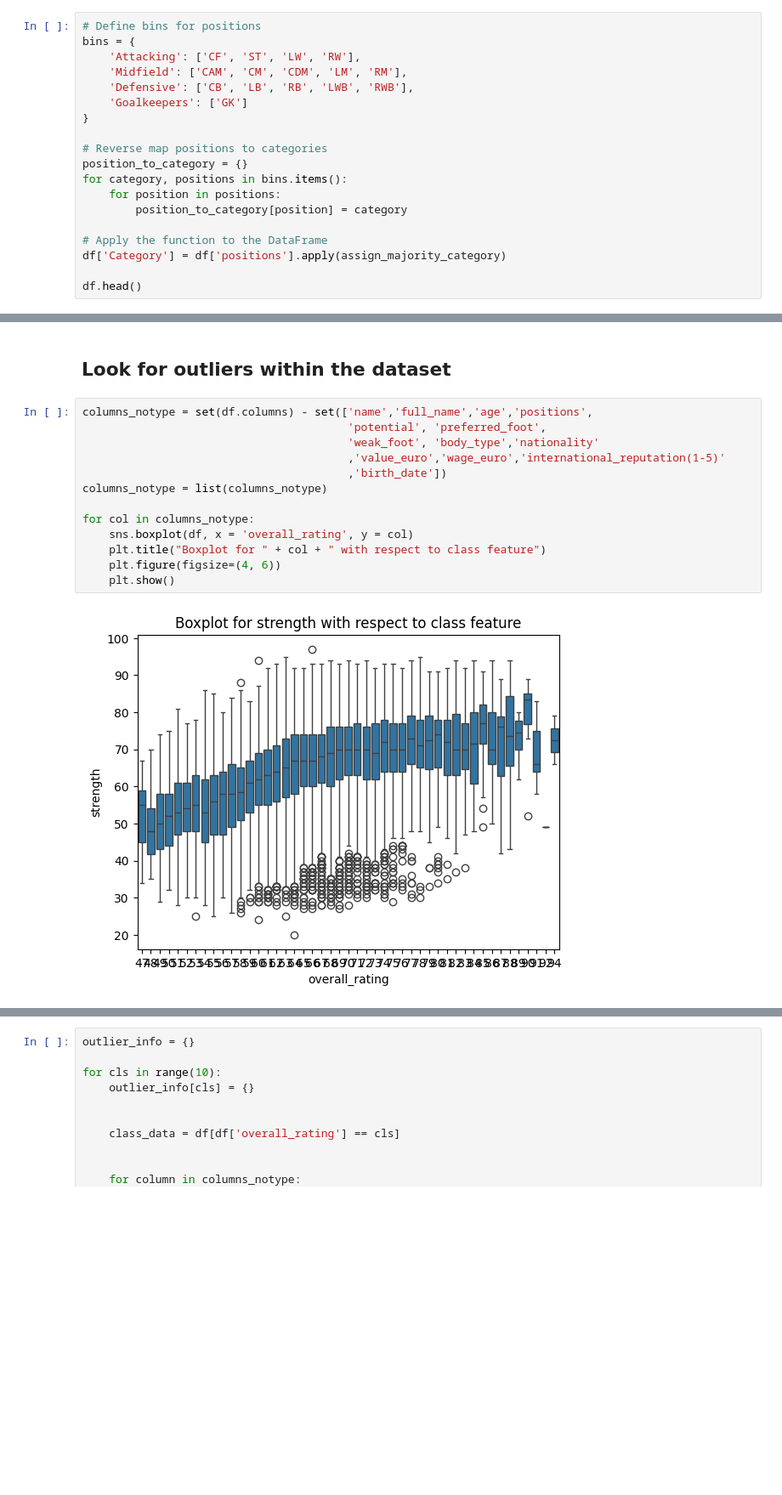
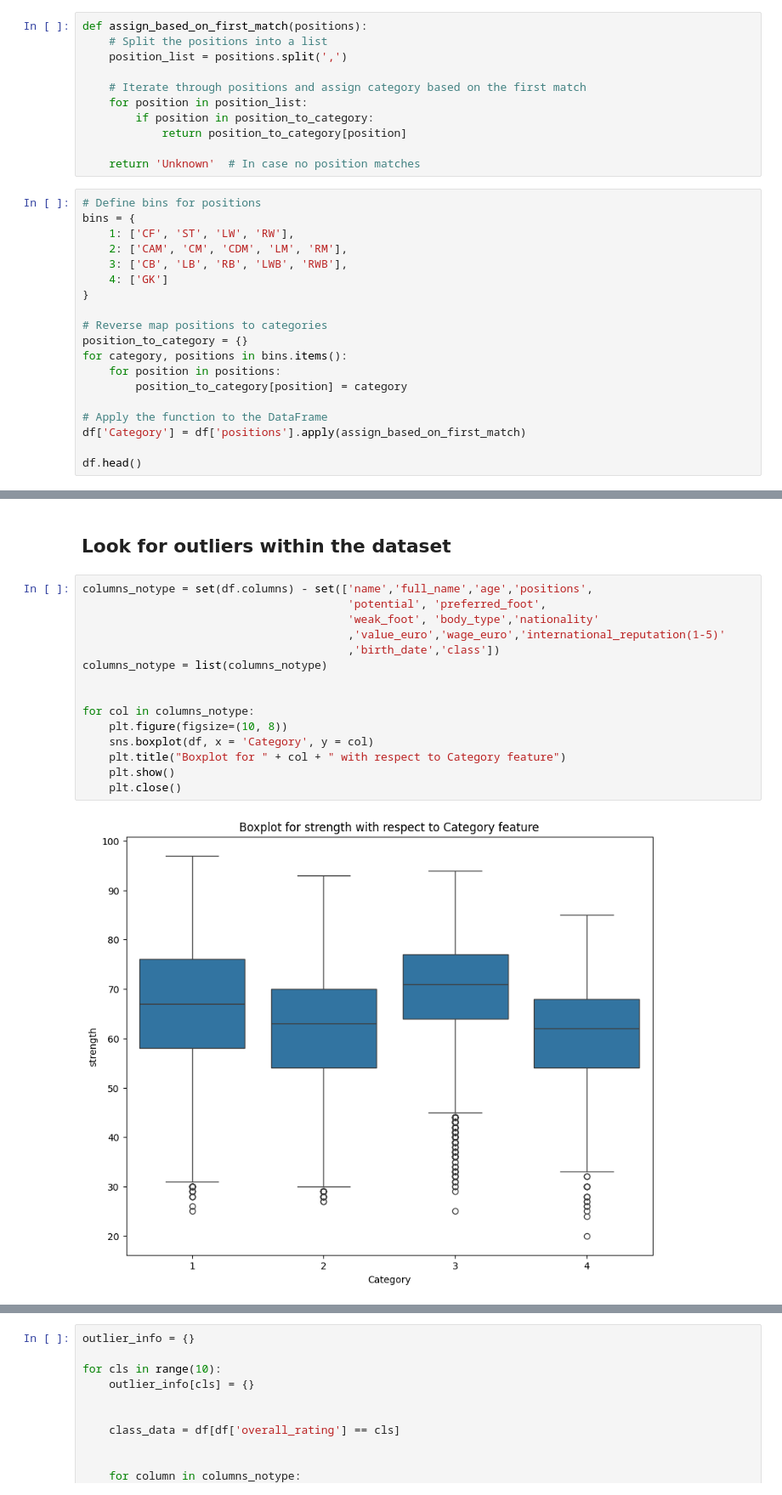
Before and after one commit to bewba/STINTSY-MP, a Jupyter notebook: STINSTY.ipynb, the cells around one changed output, grey strips where cells are left out. Shown at 85% size. Saved outputs shown, nothing was run; the diff lists cells and outputs as text; blank space fills up the shorter version.

```diff
--- a/STINSTY.ipynb
+++ b/STINSTY.ipynb
@@ -246,10 +220,21 @@ def assign_majority_category(positions):
+# %%
+def assign_based_on_first_match(positions):
+    # Split the positions into a list
+    position_list = positions.split(',')
+
+    # Iterate through positions and assign category based on the first match
+    for position in position_list:
+        if position in position_to_category:
+            return position_to_category[position]
+
+    return 'Unknown'  # In case no position matches
 # %%
 # Define bins for positions
 bins = {
-    'Attacking': ['CF', 'ST', 'LW', 'RW'],
-    'Midfield': ['CAM', 'CM', 'CDM', 'LM', 'RM'],
-    'Defensive': ['CB', 'LB', 'RB', 'LWB', 'RWB'],
-    'Goalkeepers': ['GK']
+    1: ['CF', 'ST', 'LW', 'RW'],
+    2: ['CAM', 'CM', 'CDM', 'LM', 'RM'],
+    3: ['CB', 'LB', 'RB', 'LWB', 'RWB'],
+    4: ['GK']
 }
 
 # Reverse map positions to categories
@@ -259,7 +244,7 @@ for category, positions in bins.items():
         position_to_category[position] = category
 
 # Apply the function to the DataFrame
-df['Category'] = df['positions'].apply(assign_majority_category)
+df['Category'] = df['positions'].apply(assign_based_on_first_match)
 
 df.head()
 # %% [output]
@@ -281,15 +260,17 @@ print(unique_categories)
 # %%
 columns_notype = set(df.columns) - set(['name','full_name','age','positions',
                                         'potential', 'preferred_foot',
                                         'weak_foot', 'body_type','nationality'
                                         ,'value_euro','wage_euro','international_reputation(1-5)'
-                                        ,'birth_date'])
+                                        ,'birth_date','class'])
 columns_notype = list(columns_notype)
 
+
 for col in columns_notype:
-    sns.boxplot(df, x = 'overall_rating', y = col)
-    plt.title("Boxplot for " + col + " with respect to class feature")
-    plt.figure(figsize=(4, 6))
+    plt.figure(figsize=(10, 8))
+    sns.boxplot(df, x = 'Category', y = col)
+    plt.title("Boxplot for " + col + " with respect to Category feature")
     plt.show()
+    plt.close()
 # %% [output]
-[figure, old version]
+[figure, new version]
```
Also changed, not shown: parts of 21 cells of this notebook.
